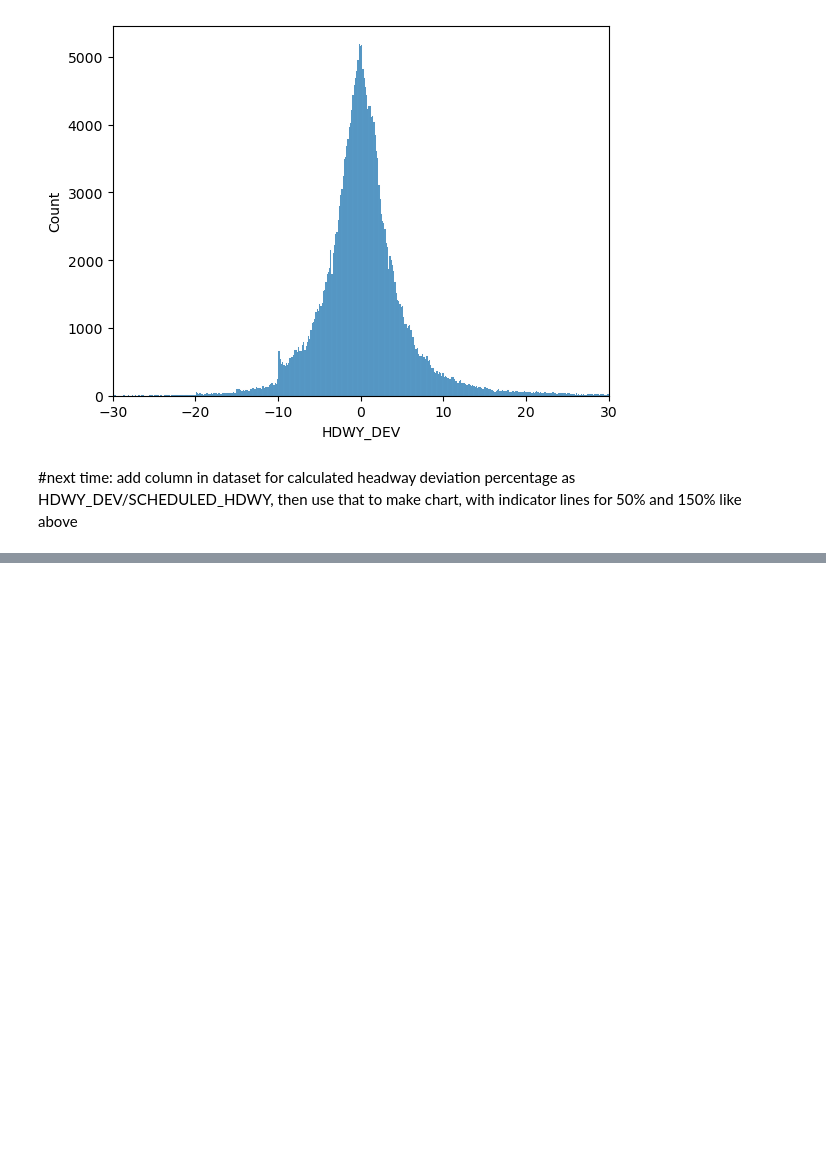
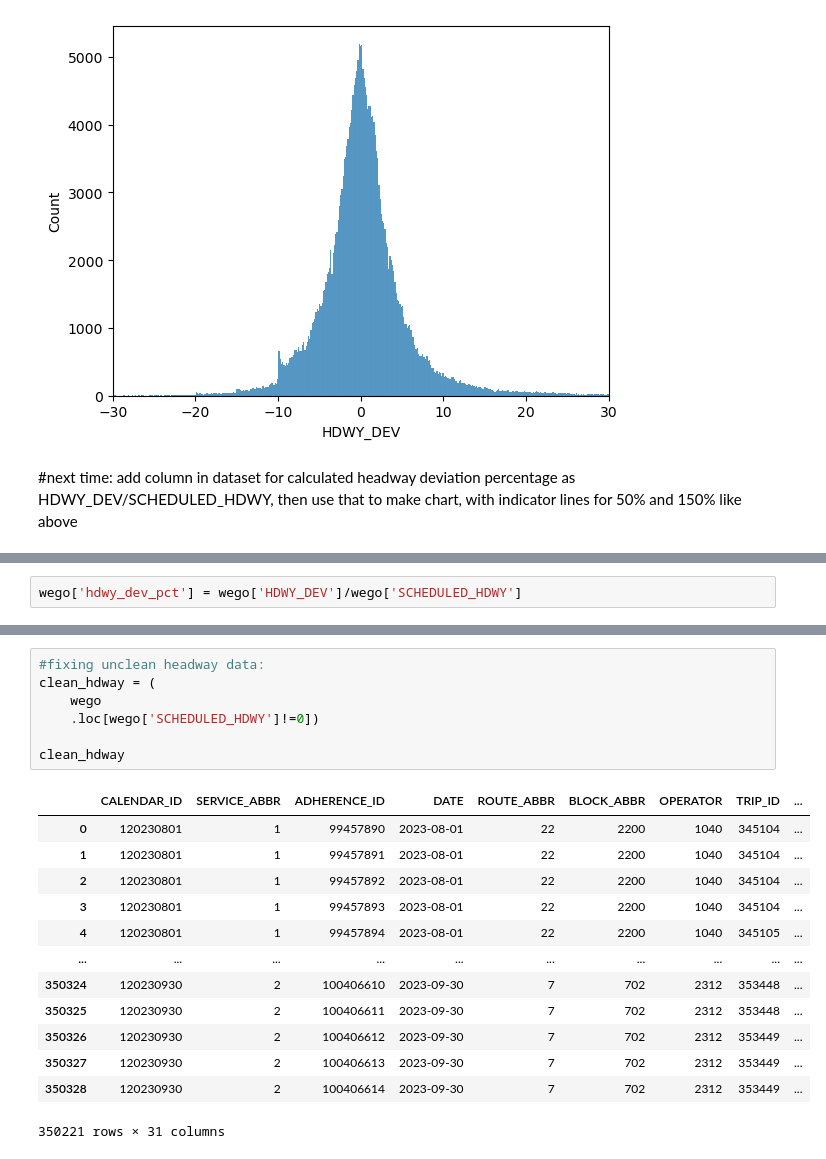
Before and after one commit to NSS-Data-Analytics-Cohort-11/wego-the-great-khans, a Jupyter notebook: notebooks/WeGo exploration.ipynb, the cells around one changed output, grey strips where cells are left out. Cells and saved outputs as stored; diff of their text form; blank space fills up the shorter version.

```diff
--- a/notebooks/WeGo exploration.ipynb
+++ b/notebooks/WeGo exploration.ipynb
@@ -168,0 +184,2 @@ wego[]
+# %%
+wego['hdwy_dev_pct'] = wego['HDWY_DEV']/wego['SCHEDULED_HDWY']
@@ -168,0 +231,21 @@ wego[]
+# %%
+#fixing unclean headway data:
+clean_hdway = (
+    wego
+    .loc[wego['SCHEDULED_HDWY']!=0])
+
+clean_hdway
+# %% [output]
+|  | CALENDAR_ID | SERVICE_ABBR | ADHERENCE_ID | DATE | ROUTE_ABBR | BLOCK_ABBR | OPERATOR | TRIP_ID | ... |
+| 0 | 120230801 | 1 | 99457890 | 2023-08-01 | 22 | 2200 | 1040 | 345104 | ... |
+| 1 | 120230801 | 1 | 99457891 | 2023-08-01 | 22 | 2200 | 1040 | 345104 | ... |
+| 2 | 120230801 | 1 | 99457892 | 2023-08-01 | 22 | 2200 | 1040 | 345104 | ... |
+| 3 | 120230801 | 1 | 99457893 | 2023-08-01 | 22 | 2200 | 1040 | 345104 | ... |
+| 4 | 120230801 | 1 | 99457894 | 2023-08-01 | 22 | 2200 | 1040 | 345105 | ... |
+| ... | ... | ... | ... | ... | ... | ... | ... | ... | ... |
+| 350324 | 120230930 | 2 | 100406610 | 2023-09-30 | 7 | 702 | 2312 | 353448 | ... |
+| 350325 | 120230930 | 2 | 100406611 | 2023-09-30 | 7 | 702 | 2312 | 353448 | ... |
+| 350326 | 120230930 | 2 | 100406612 | 2023-09-30 | 7 | 702 | 2312 | 353449 | ... |
+| 350327 | 120230930 | 2 | 100406613 | 2023-09-30 | 7 | 702 | 2312 | 353449 | ... |
+| 350328 | 120230930 | 2 | 100406614 | 2023-09-30 | 7 | 702 | 2312 | 353449 | ... |
+350221 rows × 31 columns
```
Also changed, not shown: parts of 14 cells of this notebook, 1 other file.
